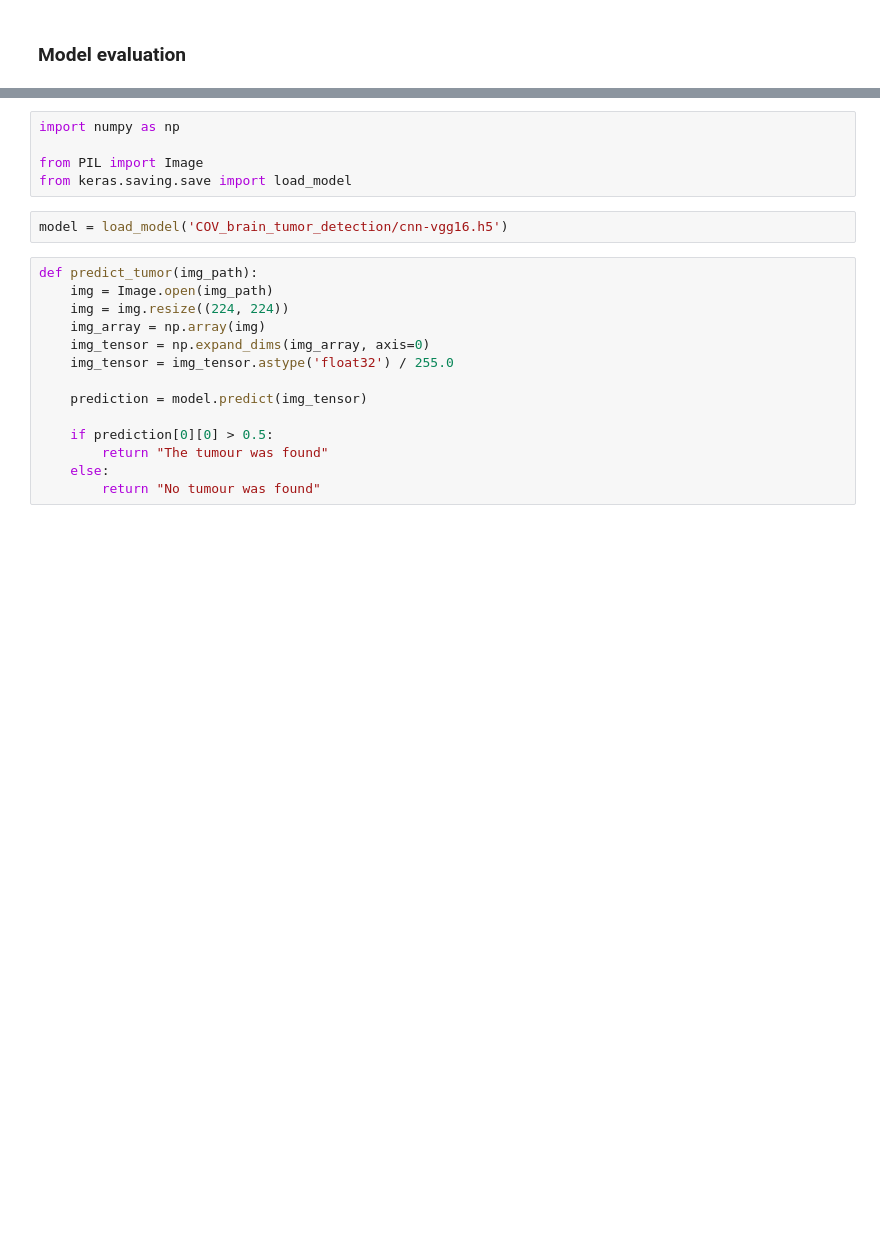
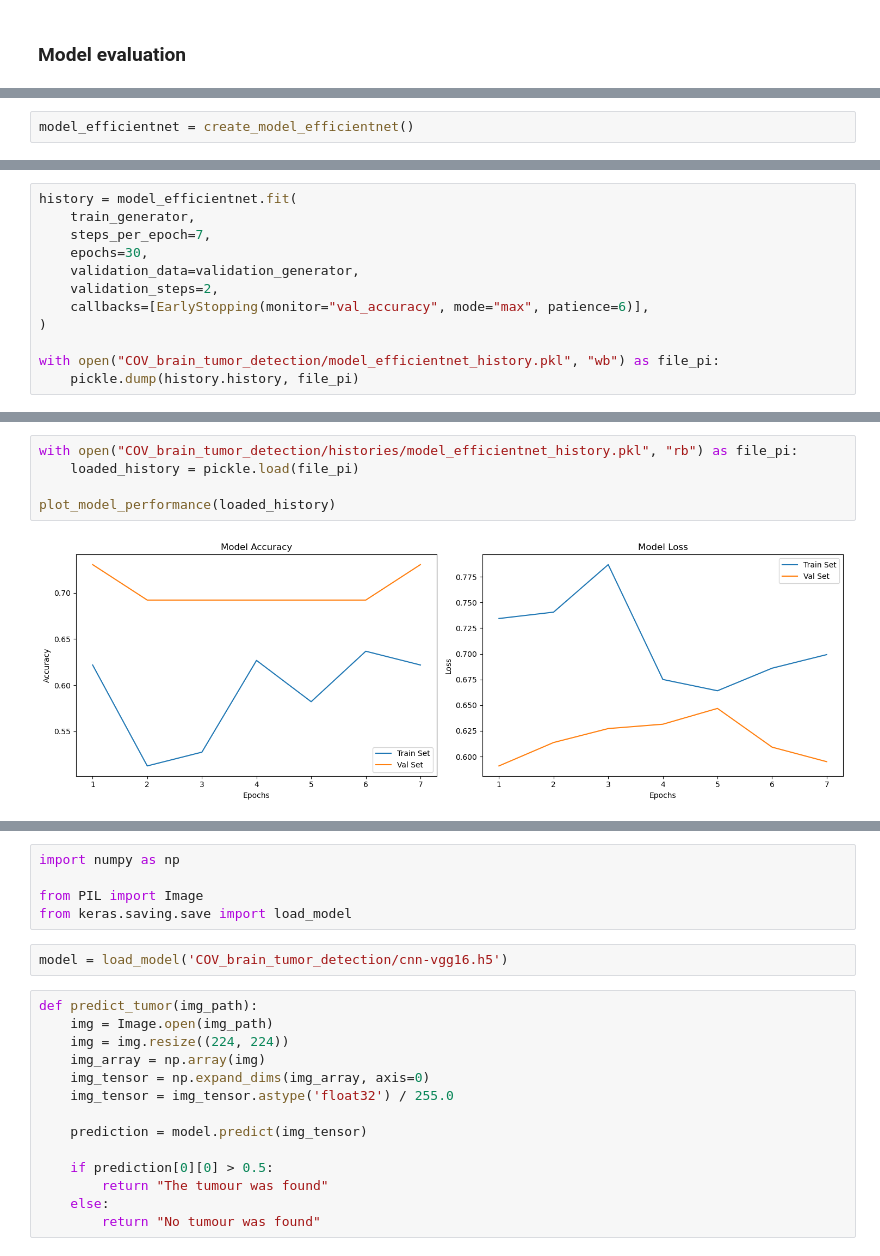
Before and after one commit to s20488/COV-brain-tumor-detection, a Jupyter notebook: COV-brain-tumor-detection.ipynb, the cells around one changed output, grey strips where cells are left out. Cells and saved outputs as stored; diff of their text form; blank space fills up the shorter version.

```diff
--- a/COV-brain-tumor-detection.ipynb
+++ b/COV-brain-tumor-detection.ipynb
@@ -238,0 +236,2 @@ In the process of evaluating the efficiency and quality of the model, the follow
+# %%
+model_efficientnet = create_model_efficientnet()
@@ -238,0 +259,12 @@ In the process of evaluating the efficiency and quality of the model, the follow
+# %%
+history = model_efficientnet.fit(
+    train_generator,
+    steps_per_epoch=7,
+    epochs=30,
+    validation_data=validation_generator,
+    validation_steps=2,
+    callbacks=[EarlyStopping(monitor="val_accuracy", mode="max", patience=6)],
+)
+
+with open("COV_brain_tumor_detection/model_efficientnet_history.pkl", "wb") as file_pi:
+    pickle.dump(history.history, file_pi)
@@ -238,0 +293,7 @@ In the process of evaluating the efficiency and quality of the model, the follow
+# %%
+with open("COV_brain_tumor_detection/histories/model_efficientnet_history.pkl", "rb") as file_pi:
+    loaded_history = pickle.load(file_pi)
+
+plot_model_performance(loaded_history)
+# %% [output]
+[figure, added]
```
Also changed, not shown: parts of 47 cells of this notebook, 16 other files.
